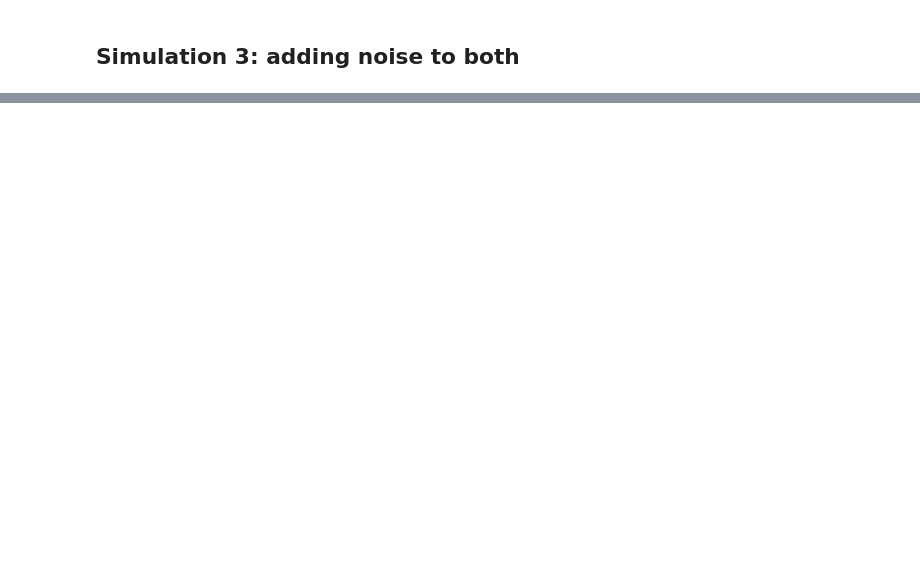
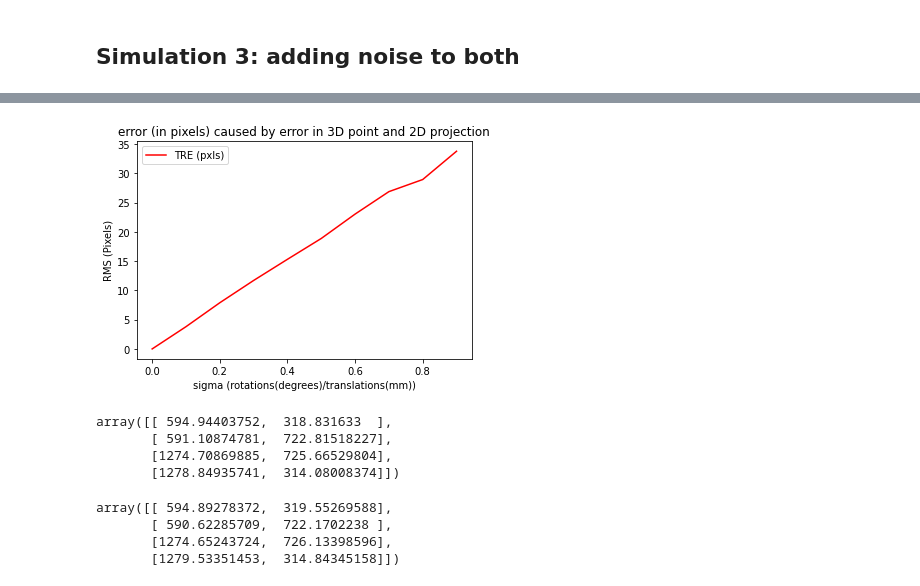
Before and after one commit to swishswish123/endosim, a Jupyter notebook: endosim/notebooks/automatic/automatic.ipynb, the cells around one changed output, grey strips where cells are left out. Saved outputs shown, nothing was run; the diff lists cells and outputs as text; code cells hidden in the pictures; blank space fills up the shorter version.

```diff
--- a/endosim/notebooks/automatic/automatic.ipynb
+++ b/endosim/notebooks/automatic/automatic.ipynb
@@ -334,2 +342,66 @@ plt.show()
 # %% [markdown]
 ## Simulation 3: adding noise to both
+# %%
+
+number_samples = 1000
+x_values_px = []
+y_values_px = []
+
+x_values_mm = []
+y_values_mm = []
+
+for sigma_counter in range(0, 10, 1):
+    sigma = float(sigma_counter) / float(10)
+    rms = 0
+    for i in range(number_samples):
+
+        # add noise to 3D points
+        noisy_points = add_noise_to_points(points, sigma)
+
+        # project both noisy and non-noisy 3D points to 2D
+        image_points, _ = cv2.projectPoints(points_converted, rvec, tvec, intrinsics, distortion)
+        image_points_noisy, _ = cv2.projectPoints(noisy_points, rvec, tvec, intrinsics, distortion)
+        image_points = image_points.squeeze()
+        image_points_noise_3D = image_points_noisy.squeeze()
+        print(image_points_noise_3D)
+        # add noise to 2D points
+        image_points_noisy = add_noise_to_points(image_points_noise_3D,sigma)
+        print(image_points_noisy)
+
+        # try and match noisy 2D to original 3d object points and get transformation
+        # true
+        success_true, rotation_vector_true, translation_vector_true = cv2.solvePnP(points.astype('float32'), image_points.astype('float32'), intrinsics, distortion, flags=0 )
+        # noisy
+        success, rotation_vector, translation_vector = cv2.solvePnP(noisy_points.astype('float32'), image_points_noisy.astype('float32'), intrinsics, distortion, flags=0 )
+
+        # project cancer 3D point using the found rotations and translations
+        # true
+        cancer_projected2D_true, _ = cv2.projectPoints(cancer_point, rotation_vector_true, translation_vector_true, intrinsics, distortion)
+        cancer_projected2D_true = cancer_projected2D_true.squeeze()
+        # noisy
+        cancer_projected2D, _ = cv2.projectPoints(cancer_point, rotation_vector, translation_vector, intrinsics, distortion)
+        cancer_projected2D = cancer_projected2D.squeeze()
+
+
+        euclid_dist_px =  (cancer_projected2D_true[0] - cancer_projected2D[0]) \
+                     * (cancer_projected2D_true[0] - cancer_projected2D[0]) \
+                     + (cancer_projected2D_true[1] - cancer_projected2D[1]) \
+                     * (cancer_projected2D_true[1] - cancer_projected2D[1])
+
+
+        #euclid_dist_mm = calculate_euclid_dist()
+
+        rms = rms + euclid_dist_px
+
+    rms = rms / float(number_samples)
+    rms = np.sqrt(rms)
+    x_values_px.append(sigma)
+    y_values_px.append(rms)
+
+plt.plot(x_values_px, y_values_px, 'r', label='TRE (pxls)')
+plt.title('error (in pixels) caused by error in 3D point and 2D projection')
+plt.legend(loc='upper left')
+plt.xlabel('sigma (rotations(degrees)/translations(mm))')
+plt.ylabel('RMS (Pixels)')
+plt.show()
+# %% [output]
@@ -335,0 +425,15 @@ plt.show()
+[figure, added]
+# %%
+image_points_noisy
+# %% [output]
+array([[ 594.94403752,  318.831633  ],
+       [ 591.10874781,  722.81518227],
+       [1274.70869885,  725.66529804],
+       [1278.84935741,  314.08008374]])
+# %%
+add_noise_to_points(image_points_noisy, 0.5)
+# %% [output]
+array([[ 594.89278372,  319.55269588],
+       [ 590.62285709,  722.1702238 ],
+       [1274.65243724,  726.13398596],
+       [1279.53351453,  314.84345158]])
```
Also changed, not shown: parts of 11 cells of this notebook, 5 other files.
